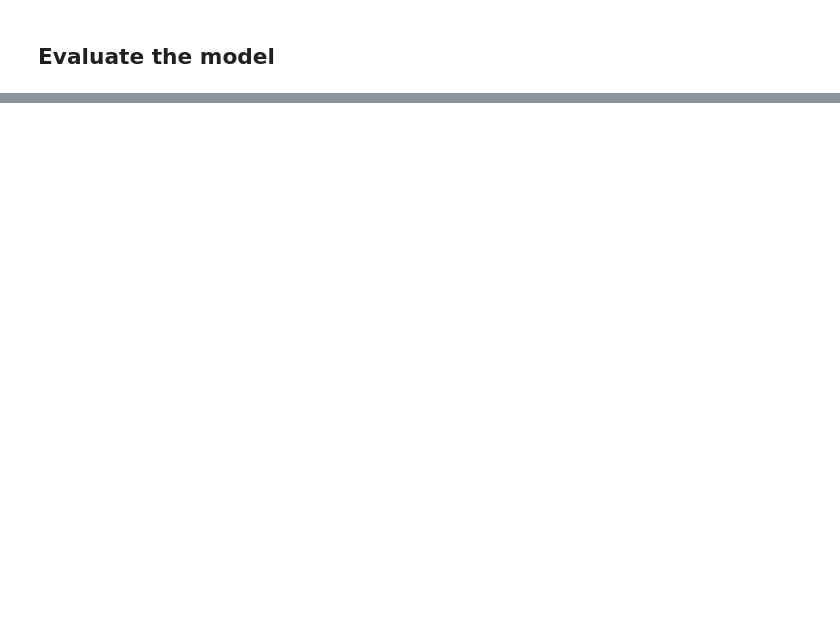
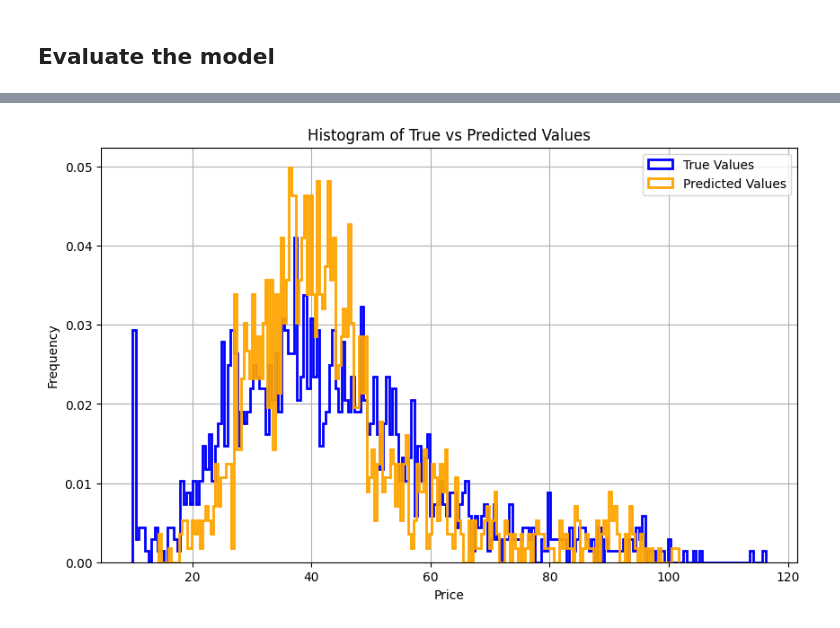
Before and after one commit to JoseAngelMartinB/DCL-train-market, a Jupyter notebook: ConstraintLearning/OLD/TrainCompetitorsPriceModels.ipynb, the cells around one changed output, grey strips where cells are left out. Drawn from its saved outputs; the diff is of its cells as text; code cells hidden in the pictures; blank space fills up the shorter version.

```diff
--- a/ConstraintLearning/OLD/TrainCompetitorsPriceModels.ipynb
+++ b/ConstraintLearning/OLD/TrainCompetitorsPriceModels.ipynb
@@ -480,0 +466,12 @@ plt.show()
+# %%
+plt.figure(figsize=(10, 6))
+plt.hist(y_true_test, bins=200, histtype='step', linewidth=2, color='blue', label='True Values', density=True)
+plt.hist(y_pred_test, bins=200, histtype='step', linewidth=2, color='orange', label='Predicted Values', density=True)
+plt.title("Histogram of True vs Predicted Values")
+plt.xlabel("Price")
+plt.ylabel("Frequency")
+plt.legend()
+plt.grid()
+plt.show()
+# %% [output]
+[figure, added]
```
Also changed, not shown: parts of 17 cells of this notebook.
